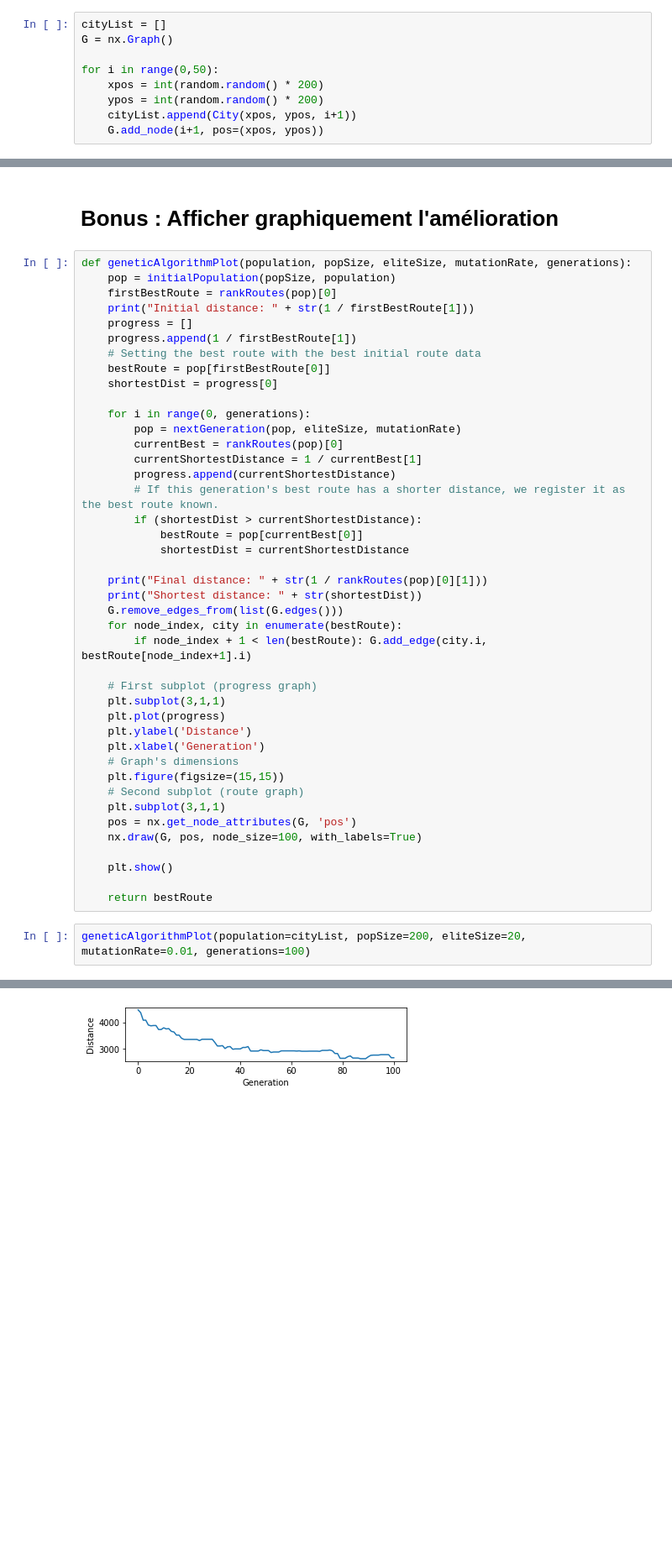
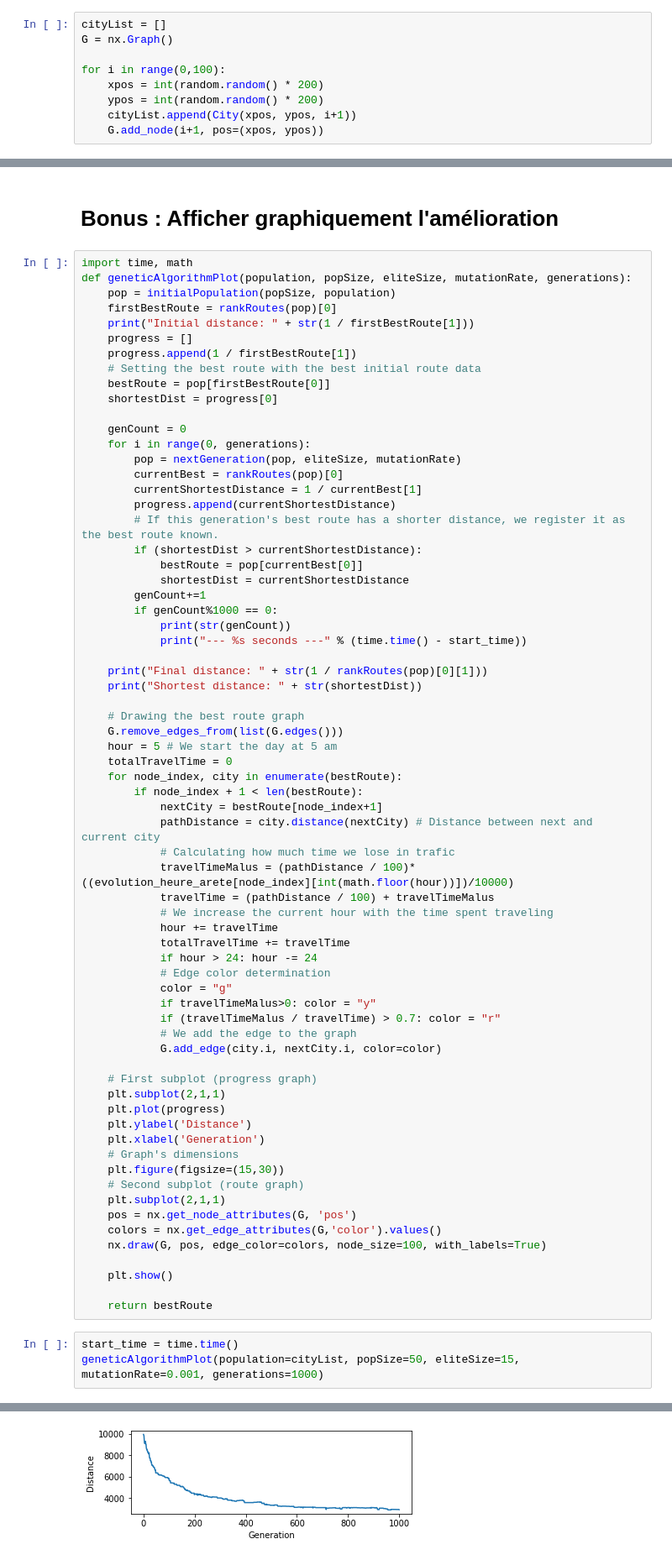
Before and after one commit to CoCodeur/VRP-PROJECT, a Jupyter notebook: AG/AlgorithmeGénétique.ipynb, the cells around one changed output, grey strips where cells are left out. Shown at 84% size. Drawn from its saved outputs; the diff is of its cells as text; blank space fills up the shorter version.

```diff
--- a/AG/AlgorithmeGénétique.ipynb
+++ b/AG/AlgorithmeGénétique.ipynb
@@ -230,7 +227,7 @@ L'execution de l'algorithme se fera en deux étapes : Premièrement, nous avons
 cityList = []
 G = nx.Graph()
 
-for i in range(0,50):
+for i in range(0,100):
     xpos = int(random.random() * 200)
     ypos = int(random.random() * 200)
     cityList.append(City(xpos, ypos, i+1))
@@ -263,6 +260,7 @@ Final distance: 2747.01707501058
 # %% [markdown]
 # Bonus : Afficher graphiquement l'amélioration
 # %%
+import time, math
 def geneticAlgorithmPlot(population, popSize, eliteSize, mutationRate, generations):
     pop = initialPopulation(popSize, population)
     firstBestRoute = rankRoutes(pop)[0]
@@ -273,6 +271,7 @@ def geneticAlgorithmPlot(population, popSize, eliteSize, mutationRate, generatio
     bestRoute = pop[firstBestRoute[0]]
     shortestDist = progress[0]
 
+    genCount = 0
     for i in range(0, generations):
         pop = nextGeneration(pop, eliteSize, mutationRate)
         currentBest = rankRoutes(pop)[0]
@@ -282,28 +281,53 @@ def geneticAlgorithmPlot(population, popSize, eliteSize, mutationRate, generatio
         if (shortestDist > currentShortestDistance):
             bestRoute = pop[currentBest[0]]
             shortestDist = currentShortestDistance
+        genCount+=1
+        if genCount%1000 == 0:
+            print(str(genCount))
+            print("--- %s seconds ---" % (time.time() - start_time))
 
     print("Final distance: " + str(1 / rankRoutes(pop)[0][1]))
     print("Shortest distance: " + str(shortestDist))
+
+    # Drawing the best route graph
     G.remove_edges_from(list(G.edges()))
+    hour = 5 # We start the day at 5 am
+    totalTravelTime = 0
     for node_index, city in enumerate(bestRoute):
-        if node_index + 1 < len(bestRoute): G.add_edge(city.i, bestRoute[node_index+1].i)
+        if node_index + 1 < len(bestRoute):
+            nextCity = bestRoute[node_index+1]
+            pathDistance = city.distance(nextCity) # Distance between next and current city
+            # Calculating how much time we lose in trafic
+            travelTimeMalus = (pathDistance / 100)*((evolution_heure_arete[node_index][int(math.floor(hour))])/10000)
+            travelTime = (pathDistance / 100) + travelTimeMalus
+            # We increase the current hour with the time spent traveling
+            hour += travelTime
+            totalTravelTime += travelTime
+            if hour > 24: hour -= 24
+            # Edge color determination
+            color = "g"
+            if travelTimeMalus>0: color = "y"
+            if (travelTimeMalus / travelTime) > 0.7: color = "r"
+            # We add the edge to the graph
+            G.add_edge(city.i, nextCity.i, color=color)
 
     # First subplot (progress graph)
-    plt.subplot(3,1,1)
+    plt.subplot(2,1,1)
     plt.plot(progress)
     plt.ylabel('Distance')
     plt.xlabel('Generation')
     # Graph's dimensions
-    plt.figure(figsize=(15,15))
+    plt.figure(figsize=(15,30))
     # Second subplot (route graph)
-    plt.subplot(3,1,1)
+    plt.subplot(2,1,1)
     pos = nx.get_node_attributes(G, 'pos')
-    nx.draw(G, pos, node_size=100, with_labels=True)
+    colors = nx.get_edge_attributes(G,'color').values()
+    nx.draw(G, pos, edge_color=colors, node_size=100, with_labels=True)
 
     plt.show()
 
     return bestRoute
 # %%
-geneticAlgorithmPlot(population=cityList, popSize=200, eliteSize=20, mutationRate=0.01, generations=100)
+start_time = time.time()
+geneticAlgorithmPlot(population=cityList, popSize=50, eliteSize=15, mutationRate=0.001, generations=1000)
 # %% [output]
@@ -313 +339 @@ Shortest distance: 2638.6242817372517
-[figure, old version]
+[figure, new version]
```
Also changed, not shown: parts of 6 cells of this notebook.
